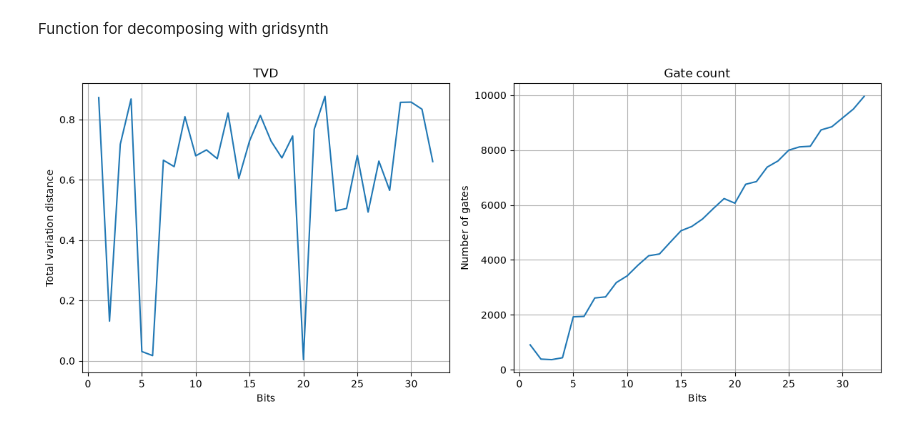
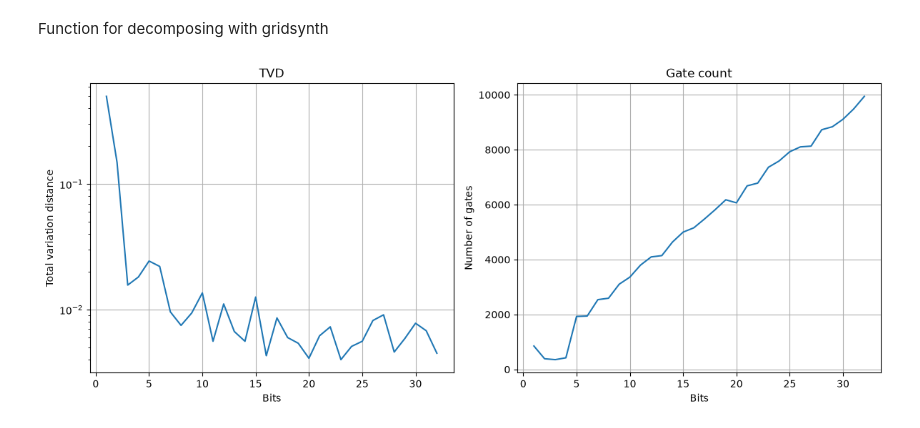
Before and after one commit to Mluonium/chem-compilation-to-qec-paper, a Jupyter notebook: gridsynth.ipynb, the cells around one changed output. Saved outputs shown, nothing was run; the diff lists cells and outputs as text; code cells hidden in the pictures.

Commit message:
fix tvd plot

```diff
--- a/gridsynth.ipynb
+++ b/gridsynth.ipynb
@@ -122,7 +122,7 @@ Now, we need a small helper function
 def add_gridsynth_rz(qc,target,theta,bits):
     epsilon=mpmath.mpf(2)**(-bits)
     circuit=gridsynth_circuit(theta=theta,epsilon=epsilon,wires=[0])
-    for gate in circuit:
+    for gate in reversed(circuit):
         if isinstance(gate,HGate):
             qc.add_gate("H",targets=target)
         elif isinstance(gate,TGate):
@@ -130,9 +130,7 @@ def add_gridsynth_rz(qc,target,theta,bits):
         elif isinstance(gate,SGate):
             qc.add_gate("S",targets=target)
         elif isinstance(gate,SXGate):
-            qc.add_gate("H",targets=target)
-            qc.add_gate("S",targets=target)
-            qc.add_gate("H",targets=target)
+            qc.add_gate("X",targets=target)
         elif isinstance(gate,WGate):
             continue
         else:
@@ -278,21 +276,22 @@ for b in range(1,33):
 # %%
 bits = np.arange(1, 33)
 
 fig, axes = plt.subplots(1, 2, figsize=(12, 5))
 
 axes[0].plot(bits, tv_results)
+axes[0].set_yscale("log")
 axes[0].set_xlabel("Bits")
 axes[0].set_ylabel("Total variation distance")
 axes[0].set_title("TVD")
 axes[0].grid()
 
 axes[1].plot(bits, gate_results)
 axes[1].set_xlabel("Bits")
 axes[1].set_ylabel("Number of gates")
 axes[1].set_title("Gate count")
 axes[1].grid()
 
 plt.tight_layout()
 plt.show()
 # %% [output]
-[figure, old version]
+[figure, new version]
```
